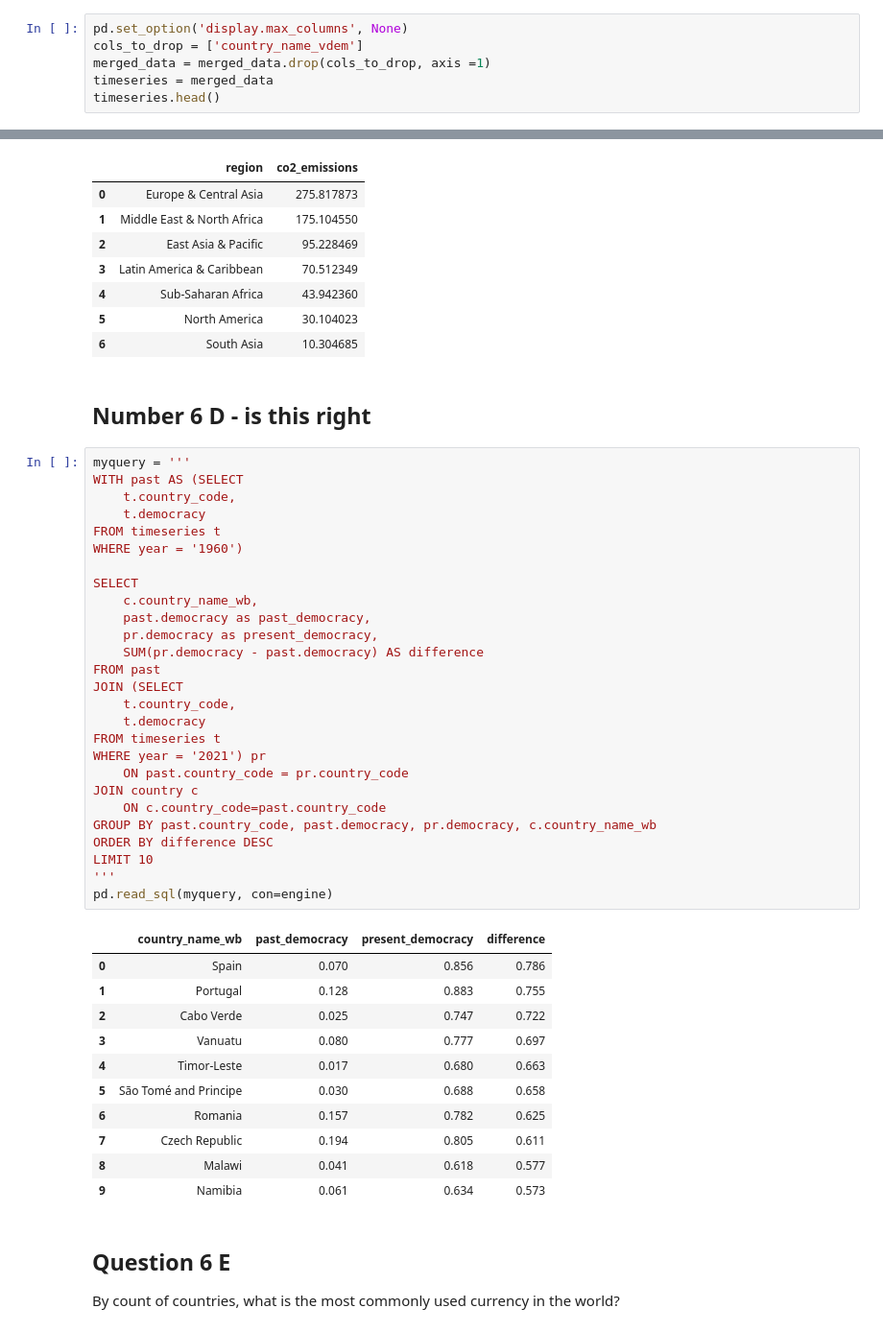
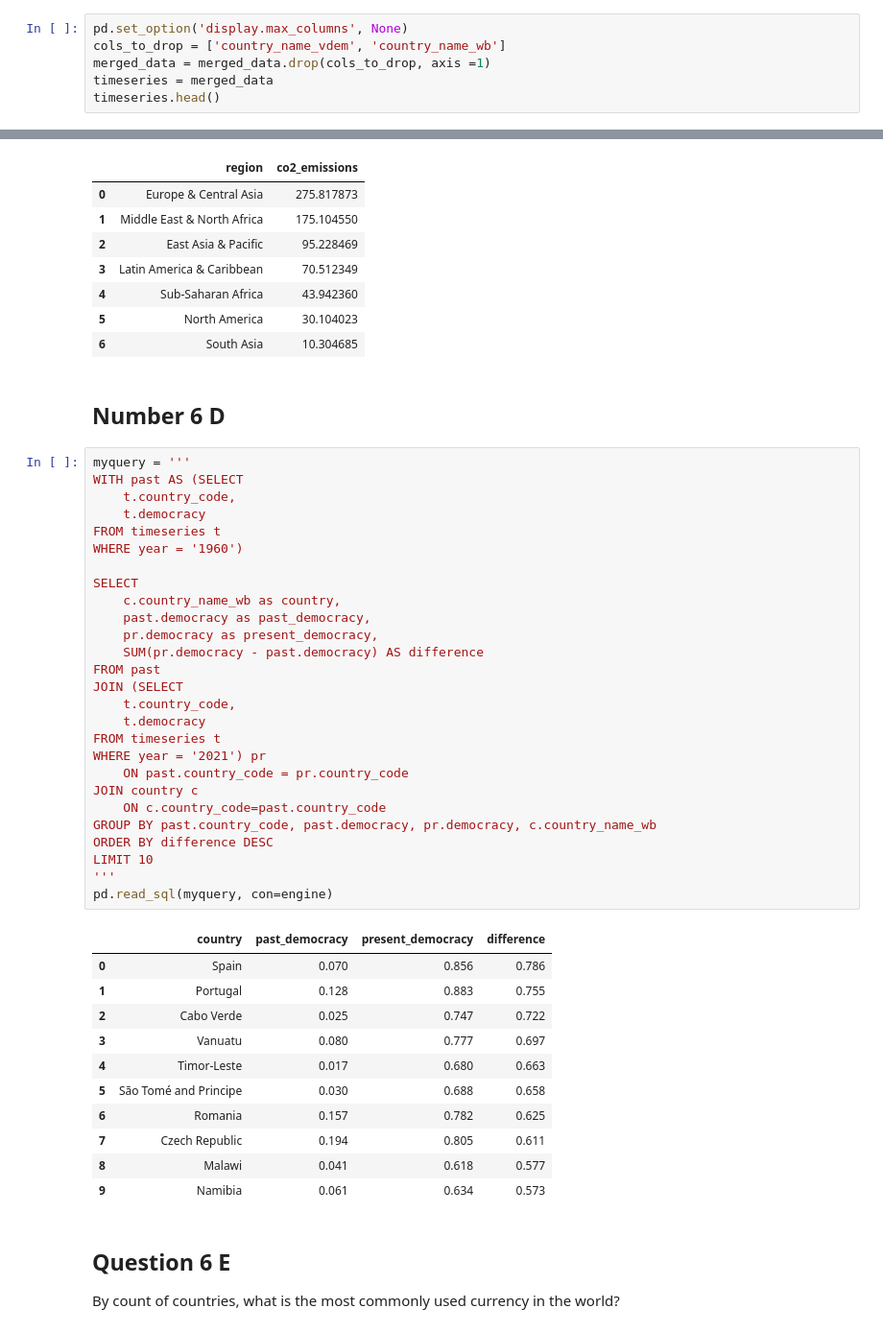
Before and after one commit to bryanchrist/Lab3and4, a Jupyter notebook: lab3_christ.ipynb, the cells around one changed output, grey strips where cells are left out. Shown at 96% size. Drawn from its saved outputs; the diff is of its cells as text.

```diff
--- a/lab3_christ.ipynb
+++ b/lab3_christ.ipynb
@@ -535,6 +534,6 @@ Yes, together these tables comprise a third normal form database. The data are i
 # %%
 pd.set_option('display.max_columns', None)
-cols_to_drop = ['country_name_vdem']
+cols_to_drop = ['country_name_vdem', 'country_name_wb']
 merged_data = merged_data.drop(cols_to_drop, axis =1)
 timeseries = merged_data
 timeseries.head()
@@ -902,36 +901,36 @@ pd.read_sql(myquery, con=engine)
 | 5 | North America | 30.104023 |
 | 6 | South Asia | 10.304685 |
 # %% [markdown]
-## Number 6 D - is this right
+## Number 6 D
 # %%
 myquery = '''
 WITH past AS (SELECT
     t.country_code,
     t.democracy
 FROM timeseries t
 WHERE year = '1960')
 
 SELECT
-    c.country_name_wb,
+    c.country_name_wb as country,
     past.democracy as past_democracy,
     pr.democracy as present_democracy,
     SUM(pr.democracy - past.democracy) AS difference
 FROM past
 JOIN (SELECT
     t.country_code,
     t.democracy
 FROM timeseries t
 WHERE year = '2021') pr
     ON past.country_code = pr.country_code
 JOIN country c
     ON c.country_code=past.country_code
 GROUP BY past.country_code, past.democracy, pr.democracy, c.country_name_wb
 ORDER BY difference DESC
 LIMIT 10
 '''
 pd.read_sql(myquery, con=engine)
 # %% [output]
-|  | country_name_wb | past_democracy | present_democracy | difference |
+|  | country | past_democracy | present_democracy | difference |
 | 0 | Spain | 0.070 | 0.856 | 0.786 |
 | 1 | Portugal | 0.128 | 0.883 | 0.755 |
 | 2 | Cabo Verde | 0.025 | 0.747 | 0.722 |
```
Also changed, not shown: parts of 12 cells of this notebook, 1 other file.
